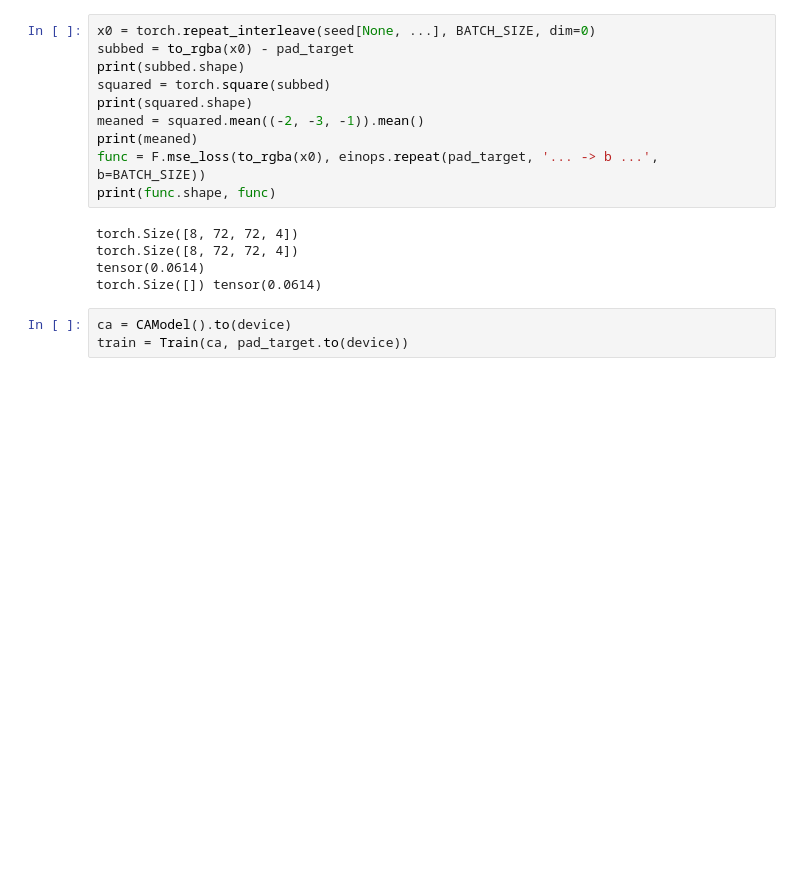
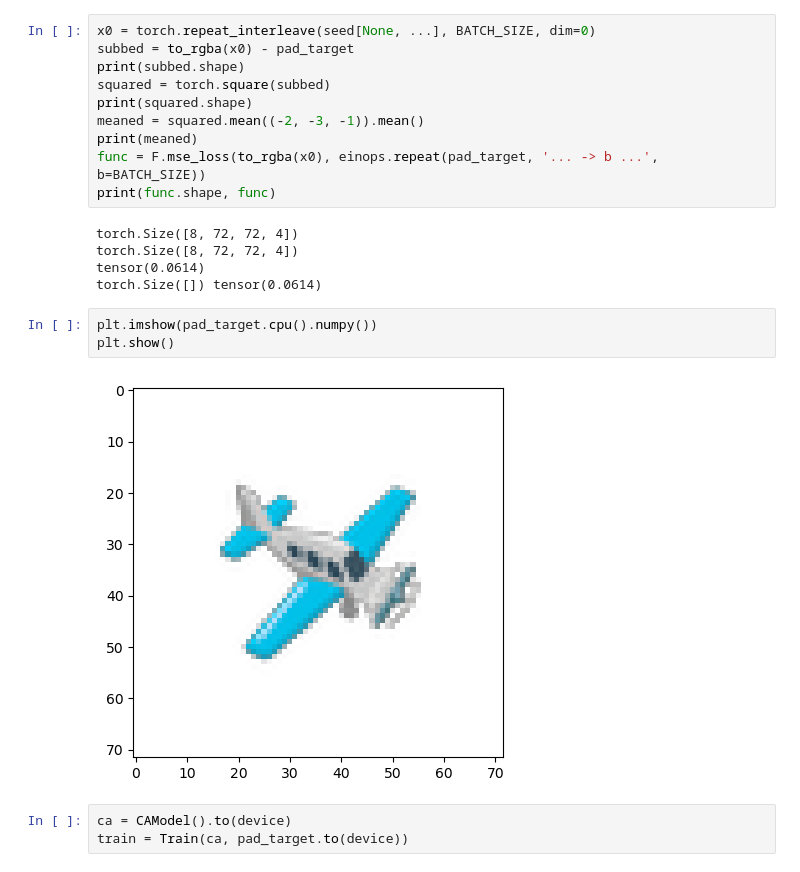
Before and after one commit to Radevsi/cellular-automata, a Jupyter notebook: Original_CA_PyTorch.ipynb, the cells around one changed output. Drawn from its saved outputs; the diff is of its cells as text; blank space fills up the shorter version.

```diff
--- a/Original_CA_PyTorch.ipynb
+++ b/Original_CA_PyTorch.ipynb
@@ -244,6 +294,11 @@ torch.Size([8, 72, 72, 4])
 torch.Size([8, 72, 72, 4])
 tensor(0.0614)
 torch.Size([]) tensor(0.0614)
+# %%
+plt.imshow(pad_target.cpu().numpy())
+plt.show()
+# %% [output]
+[figure, added]
 # %%
 ca = CAModel().to(device)
 train = Train(ca, pad_target.to(device))
```
Also changed, not shown: parts of 5 cells of this notebook.
